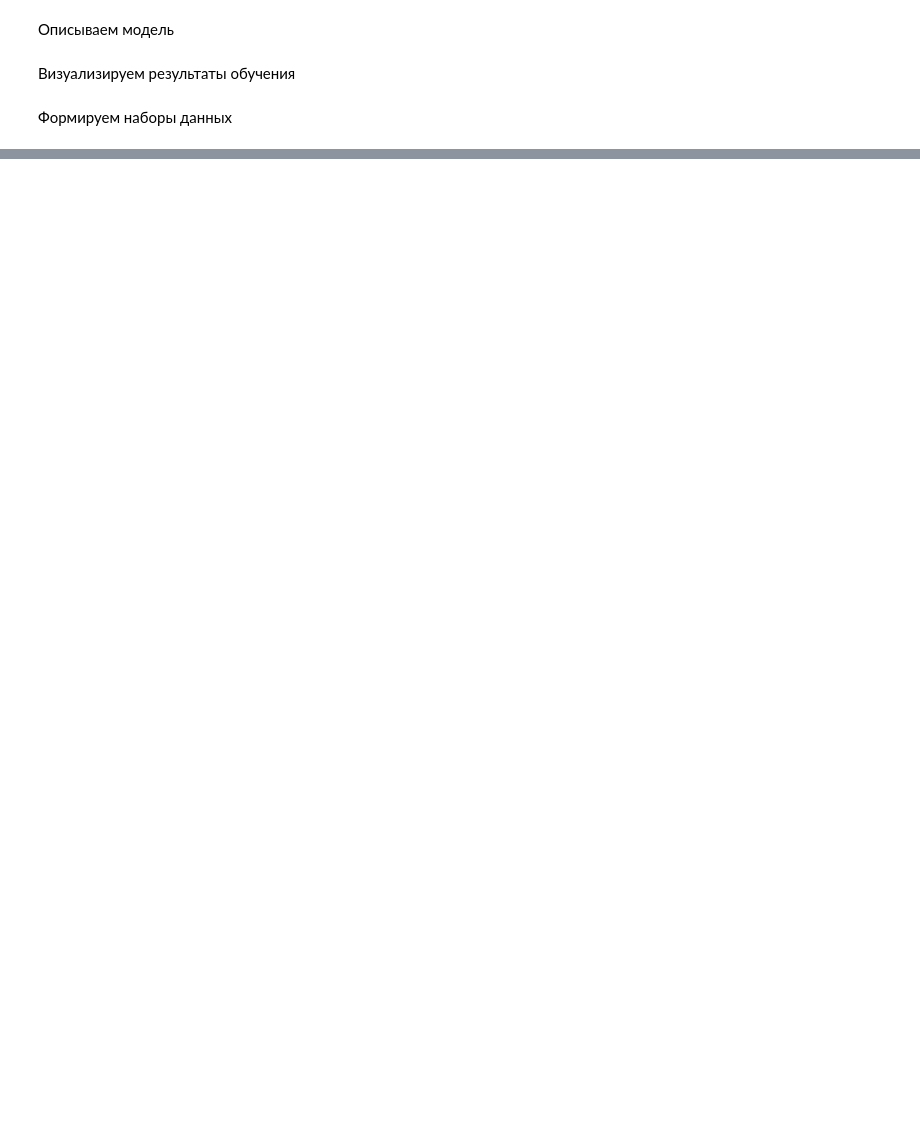
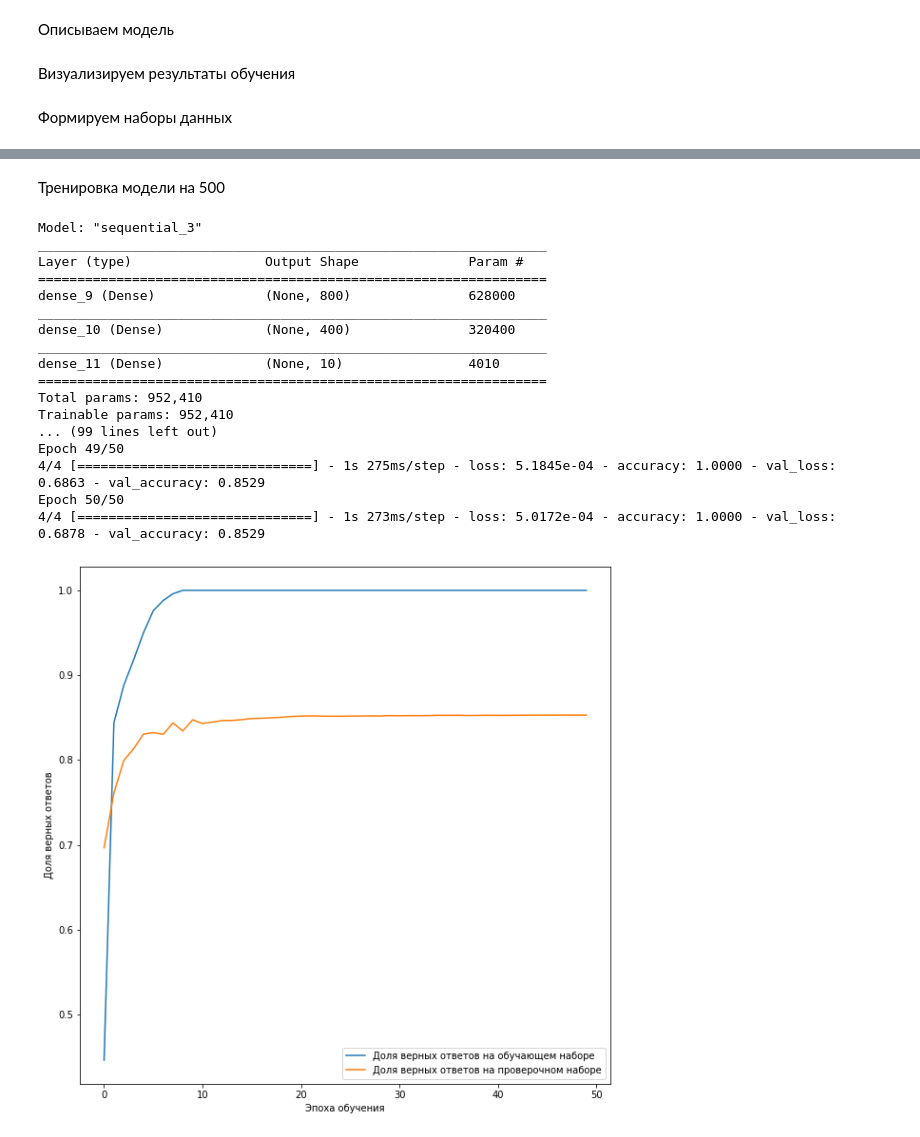
Before and after one commit to rvoljanin/neuraluniversity, a Jupyter notebook: notebooks/ai/exercise2/exercise2.ipynb, the cells around one changed output, grey strips where cells are left out. Cells and saved outputs as stored; diff of their text form; code cells hidden in the pictures; blank space fills up the shorter version.

```diff
--- a/notebooks/ai/exercise2/exercise2.ipynb
+++ b/notebooks/ai/exercise2/exercise2.ipynb
@@ -132,0 +163,27 @@ Epoch 50/50
+# %% [markdown]
+Тренировка модели на 500
+# %%
+model = createModel()
+
+history = model.fit(x_train_model3, y_train_model3, batch_size=128, epochs=50, verbose=1, validation_data=(x_valid_model3,y_valid_model3))
+
+printHistory(history)
+# %% [output]
+Model: "sequential_3"
+_________________________________________________________________
+Layer (type)                 Output Shape              Param #
+=================================================================
+dense_9 (Dense)              (None, 800)               628000
+_________________________________________________________________
+dense_10 (Dense)             (None, 400)               320400
+_________________________________________________________________
+dense_11 (Dense)             (None, 10)                4010
+=================================================================
+Total params: 952,410
+Trainable params: 952,410
+... (99 lines left out)
+Epoch 49/50
+4/4 [==============================] - 1s 275ms/step - loss: 5.1845e-04 - accuracy: 1.0000 - val_loss: 0.6863 - val_accuracy: 0.8529
+Epoch 50/50
+4/4 [==============================] - 1s 273ms/step - loss: 5.0172e-04 - accuracy: 1.0000 - val_loss: 0.6878 - val_accuracy: 0.8529
+[figure, added]
```
Also changed, not shown: parts of 6 cells of this notebook.
